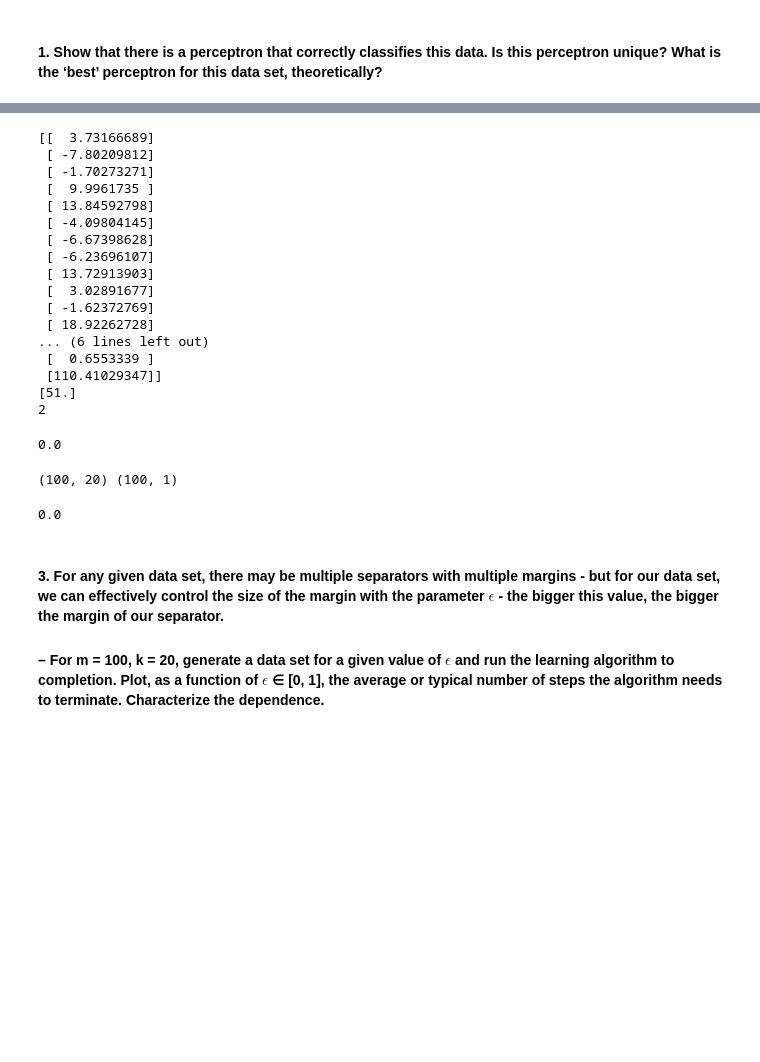
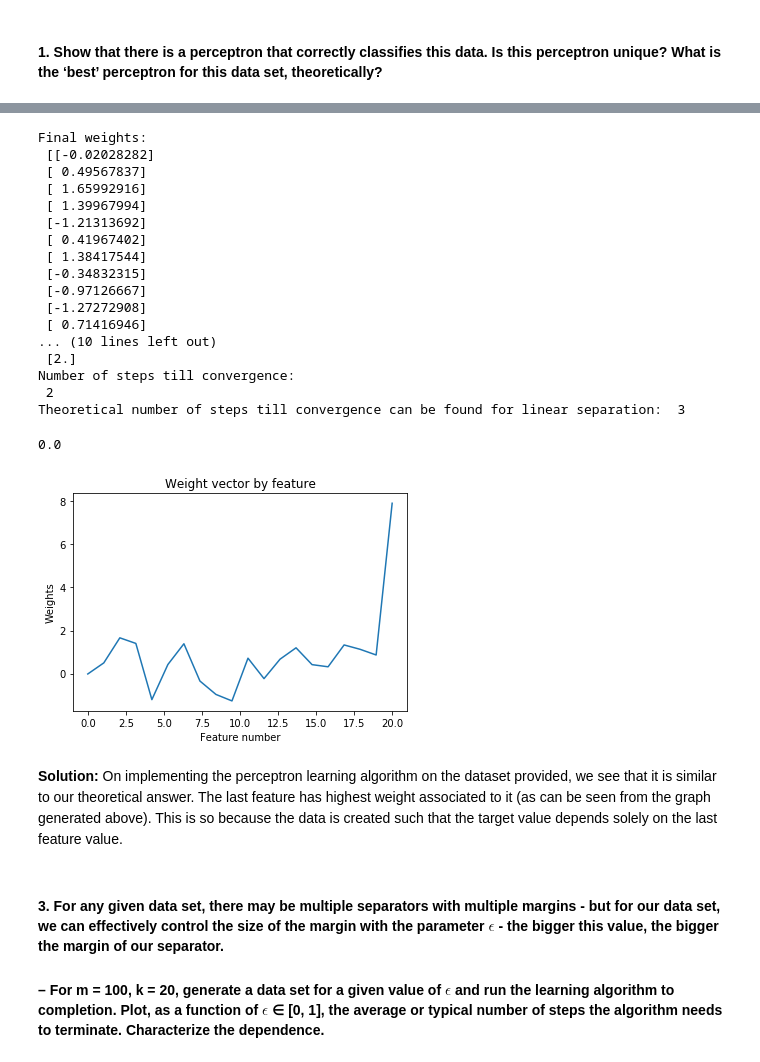
Before and after one commit to vedantc6/CS536_MachineLearning, a Jupyter notebook: Assignment4/hw4_Perceptrons.ipynb, the cells around one changed output, grey strips where cells are left out. Cells and saved outputs as stored; diff of their text form; code cells hidden in the pictures; blank space fills up the shorter version.

```diff
--- a/Assignment4/hw4_Perceptrons.ipynb
+++ b/Assignment4/hw4_Perceptrons.ipynb
@@ -135,40 +150,44 @@ class Perceptron():
         return error/len(data)
 # %%
 perceptron = Perceptron()
-final_w, final_b, num_steps = perceptron.pla(train_data)
-print(final_w)
-print(final_b)
-print(num_steps)
+final_w, final_b, num_steps, theoretical_steps = perceptron.pla(train_data)
+print("Final weights:\n",final_w)
+print("Final bias:\n", final_b)
+print("Number of steps till convergence: \n", num_steps)
+print("Theoretical number of steps till convergence can be found for linear separation: ", theoretical_steps)
 # %% [output]
-[[  3.73166689]
- [ -7.80209812]
- [ -1.70273271]
- [  9.9961735 ]
- [ 13.84592798]
- [ -4.09804145]
- [ -6.67398628]
- [ -6.23696107]
- [ 13.72913903]
- [  3.02891677]
- [ -1.62372769]
- [ 18.92262728]
-... (6 lines left out)
- [  0.6553339 ]
- [110.41029347]]
-[51.]
-2
+Final weights:
+ [[-0.02028282]
+ [ 0.49567837]
+ [ 1.65992916]
+ [ 1.39967994]
+ [-1.21313692]
+ [ 0.41967402]
+ [ 1.38417544]
+ [-0.34832315]
+ [-0.97126667]
+ [-1.27272908]
+ [ 0.71416946]
+... (10 lines left out)
+ [2.]
+Number of steps till convergence:
+ 2
+Theoretical number of steps till convergence can be found for linear separation:  3
 # %%
 error = perceptron.fit(train_data)
 error
 # %% [output]
 0.0
-# %%
-test_data = create_dataset(k,m, epsilon,D)
-test_error = perceptron.fit(test_data)
-test_error
-# %% [output]
-(100, 20) (100, 1)
-0.0
+# %%
+plt.plot(np.linspace(0, 20, 20), list(final_w))
+plt.title("Weight vector by feature")
+plt.xlabel("Feature number")
+plt.ylabel("Weights")
+plt.show()
+# %% [output]
+[figure, added]
+# %% [markdown]
+**Solution:** On implementing the perceptron learning algorithm on the dataset provided, we see that it is similar to our theoretical answer. The last feature has highest weight associated to it (as can be seen from the graph generated above). This is so because the data is created such that the target value depends solely on the last feature value.
 # %% [markdown]
 #### 3. For any given data set, there may be multiple separators with multiple margins - but for our data set, we can effectively control the size of the margin with the parameter $\epsilon$ - the bigger this value, the bigger the margin of our separator.
 #### – For m = 100, k = 20, generate a data set for a given value of $\epsilon$ and run the learning algorithm to completion. Plot, as a function of $\epsilon$ ∈ [0, 1], the average or typical number of steps the algorithm needs to terminate. Characterize the dependence.
```
Also changed, not shown: parts of 20 cells of this notebook, 1 other file.
